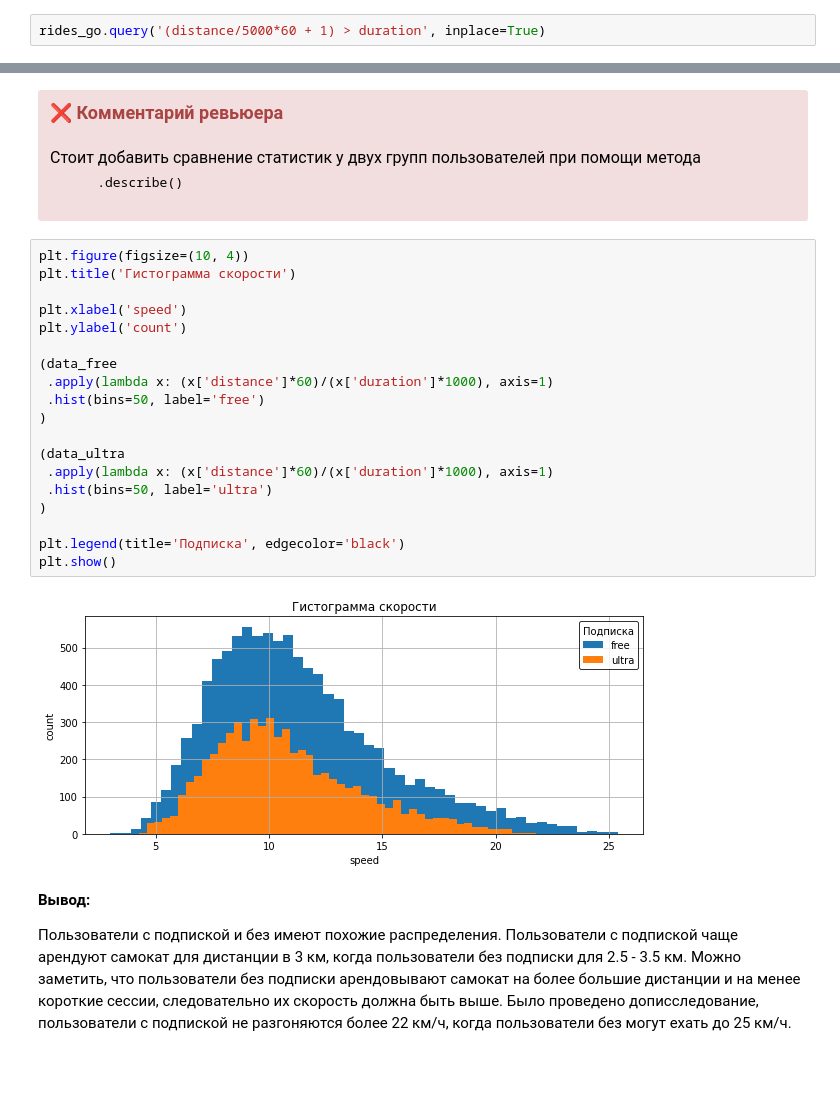
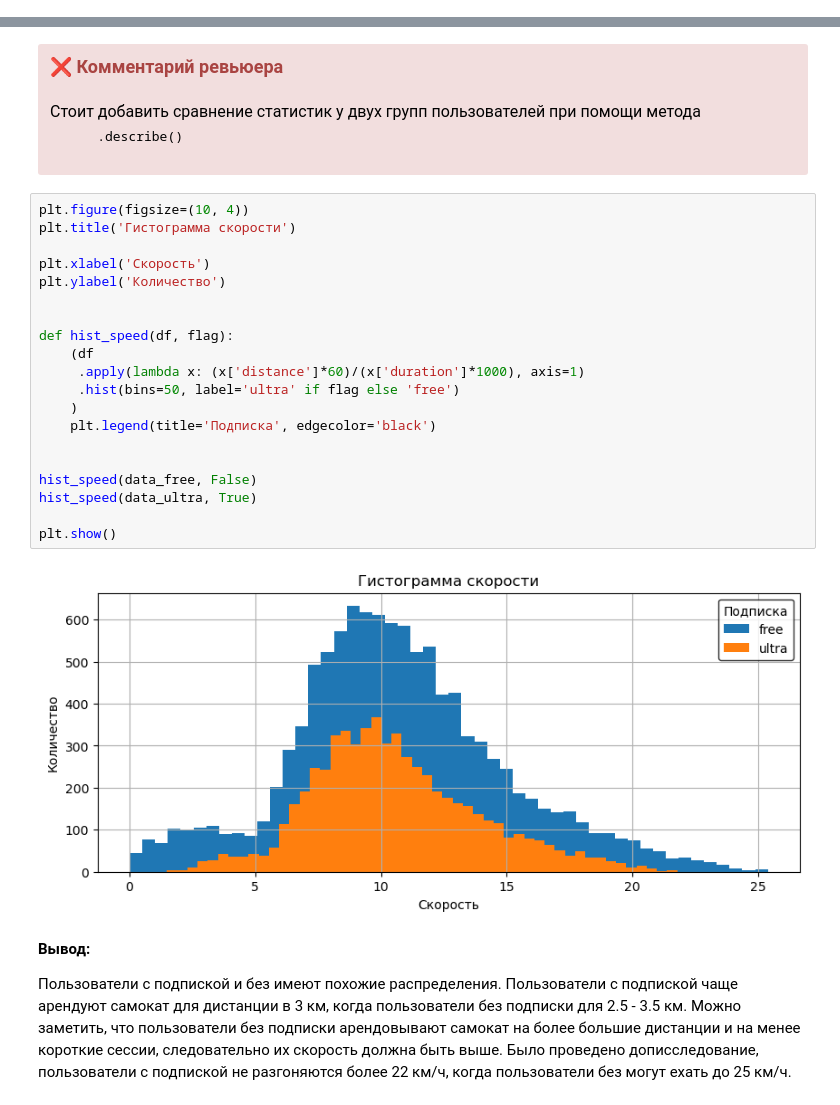
Before and after one commit to serguntsov/scooter, a Jupyter notebook: notebook.ipynb, the cells around one changed output, grey strips where cells are left out. Cells and saved outputs as stored; diff of their text form; blank space fills up the shorter version.

```diff
--- a/notebook.ipynb
+++ b/notebook.ipynb
@@ -621,5 +627,3 @@ rides_go.query('((distance/25000*60) > duration)')
 | 15332 | 1341 | 5215.548311 | 12.431097 | 2021-08-29 | 8 |
 # %% [markdown]
 В сводной таблице предствалены поездки со скоростью, превыщающей ограничение. Так как скорость не превышает 25.4 км/ч., то можем считать эти данные в пределах нормы.
-# %%
-rides_go.query('(distance/5000*60 + 1) > duration', inplace=True)
@@ -867,24 +878,25 @@ plt.grid()
 # %%
 plt.figure(figsize=(10, 4))
 plt.title('Гистограмма скорости')
 
-plt.xlabel('speed')
-plt.ylabel('count')
+plt.xlabel('Скорость')
+plt.ylabel('Количество')
 
-(data_free
- .apply(lambda x: (x['distance']*60)/(x['duration']*1000), axis=1)
- .hist(bins=50, label='free')
-)
 
-(data_ultra
- .apply(lambda x: (x['distance']*60)/(x['duration']*1000), axis=1)
- .hist(bins=50, label='ultra')
-)
+def hist_speed(df, flag):
+    (df
+     .apply(lambda x: (x['distance']*60)/(x['duration']*1000), axis=1)
+     .hist(bins=50, label='ultra' if flag else 'free')
+    )
+    plt.legend(title='Подписка', edgecolor='black')
 
-plt.legend(title='Подписка', edgecolor='black')
+
+hist_speed(data_free, False)
+hist_speed(data_ultra, True)
+
 plt.show()
 # %% [output]
-[figure, old version]
+[figure, new version]
 # %% [markdown]
 **Вывод:**
 
```
Also changed, not shown: parts of 51 cells of this notebook.
